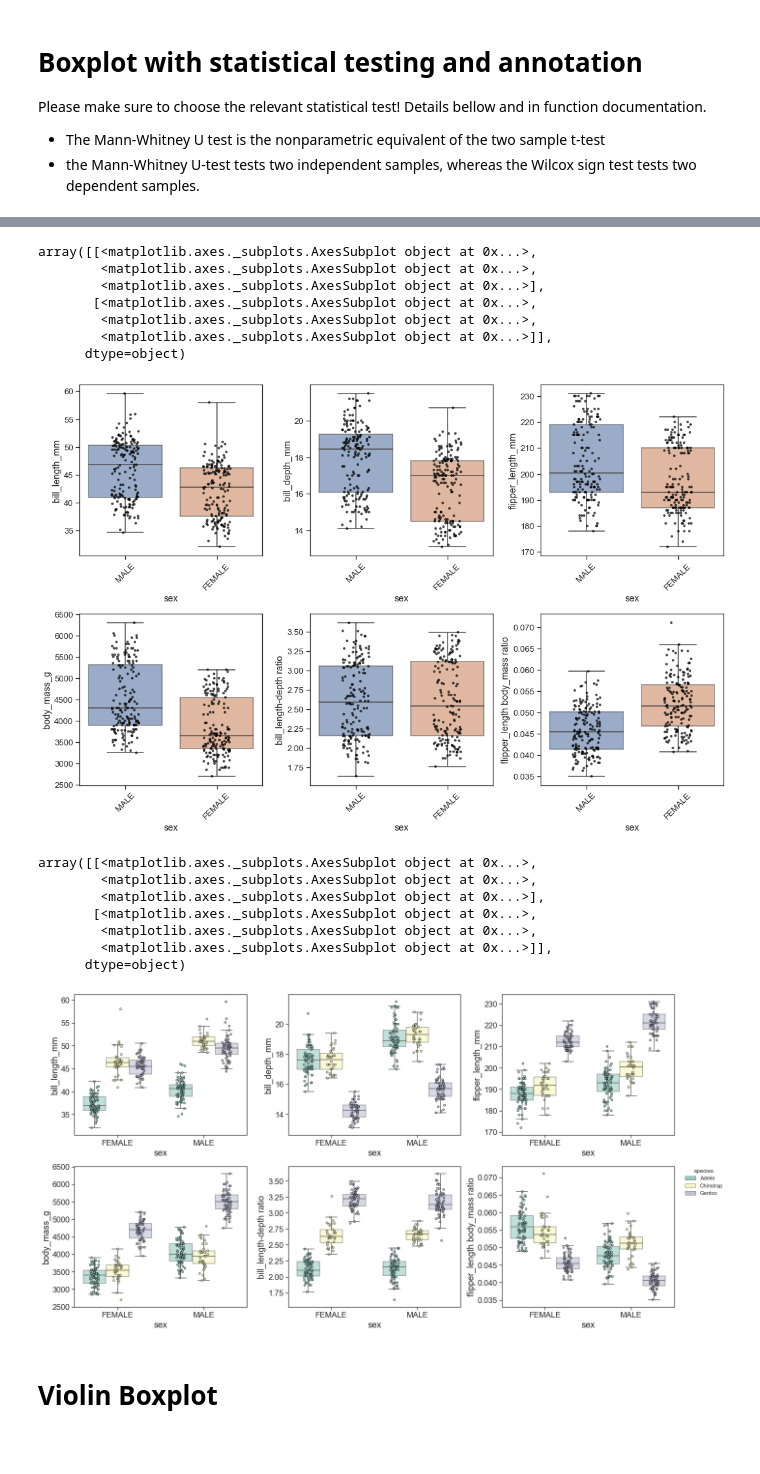
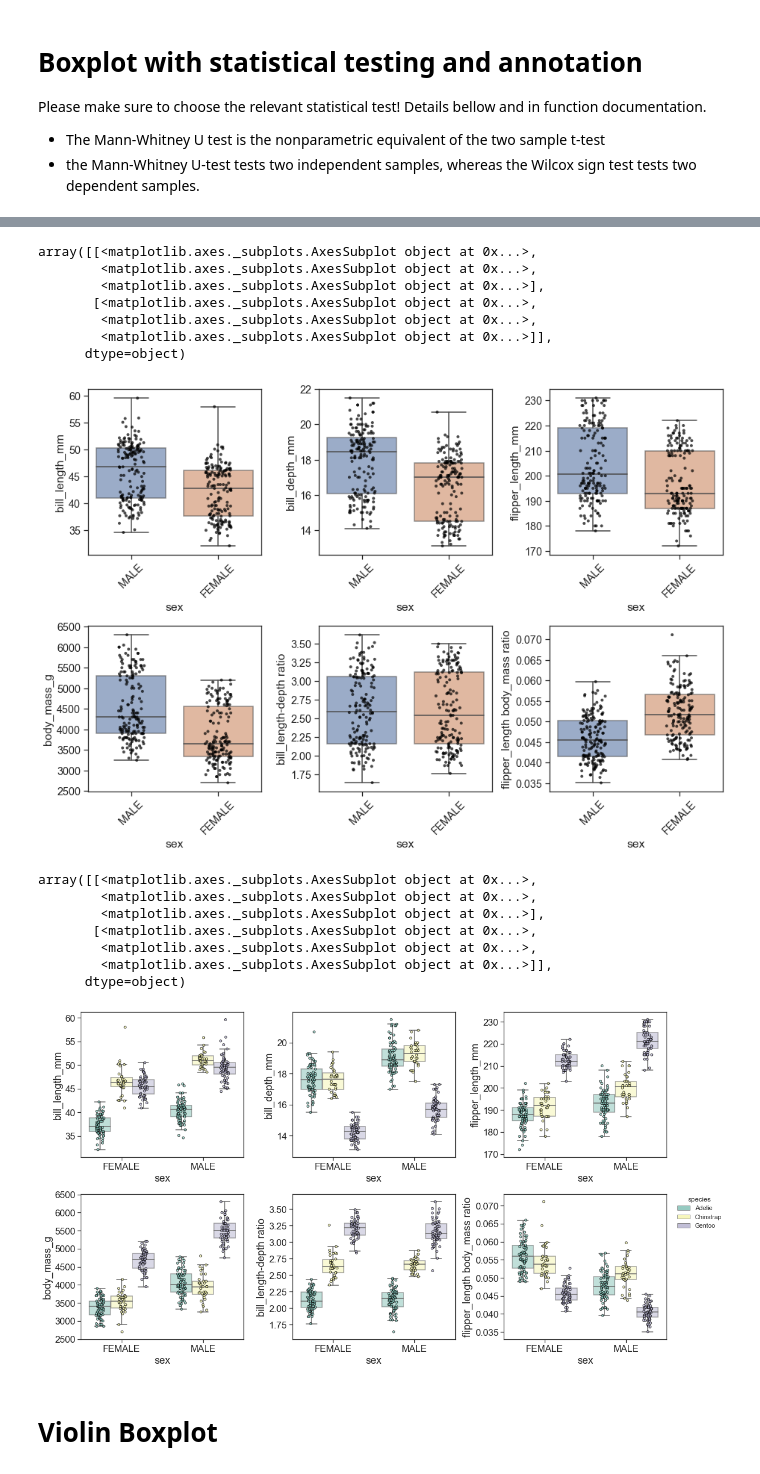
Before and after one commit to liel-cohen/LielTools, a Jupyter notebook: plots_examp.ipynb, the cells around one changed output, grey strips where cells are left out. Saved outputs shown, nothing was run; the diff lists cells and outputs as text; code cells hidden in the pictures; blank space fills up the shorter version.

```diff
--- a/plots_examp.ipynb
+++ b/plots_examp.ipynb
@@ -340,11 +331,11 @@ plot_boxplot_subplots(df, x_col, y_cols, hue_col=None, output_file_path=None, fi
     @param boxplot_kwargs: keyword parameters to be passed to plot_boxplot for each of the subplots.
     @return: matplotlib axes object
 # %%
-PlotTools.plot_boxplot_subplots(peng_df.loc[peng_df['sex'].notna()],
-                                'sex',
-                                ['bill_length_mm', 'bill_depth_mm', 'flipper_length_mm', 'body_mass_g', 'bill_length-depth ratio', 'flipper_length body_mass ratio'],
-                                hue_col=None, output_file_path=None, fig_rows=2, fig_cols=3, figsize=(15, 10),
-                                title='', title_fontsize=18, title_y=1.03, font_scale=1.2)
+PlotTools.plot_boxplot_subplots(peng_df.loc[peng_df['sex'].notna()], x_col='sex',
+                                y_cols=['bill_length_mm', 'bill_depth_mm', 'flipper_length_mm', 'body_mass_g', 'bill_length-depth ratio', 'flipper_length body_mass ratio'],
+                                hue_col=None, fig_rows=2, fig_cols=3, figsize=(13, 9),
+                                title='', title_fontsize=18, title_y=1.03, font_scale=1.3,
+                                output_file_path=None)
 # %% [output]
 array([[<matplotlib.axes._subplots.AxesSubplot object at 0x...>,
         <matplotlib.axes._subplots.AxesSubplot object at 0x...>,
@@ -353,23 +344,25 @@ array([[<matplotlib.axes._subplots.AxesSubplot object at 0x...>,
         <matplotlib.axes._subplots.AxesSubplot object at 0x...>,
         <matplotlib.axes._subplots.AxesSubplot object at 0x...>]],
       dtype=object)
-[figure, old version]
+[figure, new version]
 # %%
 PlotTools.plot_boxplot_subplots(peng_df.loc[peng_df['sex'].notna()],
                                 'sex',
                                 ['bill_length_mm', 'bill_depth_mm', 'flipper_length_mm', 'body_mass_g', 'bill_length-depth ratio', 'flipper_length body_mass ratio'],
-                                hue_col='species', output_file_path=None, fig_rows=2, fig_cols=3, figsize=(20, 10),
-                                title='', title_fontsize=18, title_y=1.03, font_scale=1.5,
-                                palette='Set3', order=['FEMALE', 'MALE'], linewidth=1, xRotation=0) # plot_boxplot function keyword parameters
+                                hue_col='species', fig_rows=2, fig_cols=3, figsize=(17, 9),
+                                order=['FEMALE', 'MALE'],
+                                font_scale=1.5, palette='Set3',
+                                linewidth=1, xRotation=0,
+                                output_file_path=None)
 # %% [output]
 array([[<matplotlib.axes._subplots.AxesSubplot object at 0x...>,
         <matplotlib.axes._subplots.AxesSubplot object at 0x...>,
         <matplotlib.axes._subplots.AxesSubplot object at 0x...>],
        [<matplotlib.axes._subplots.AxesSubplot object at 0x...>,
         <matplotlib.axes._subplots.AxesSubplot object at 0x...>,
         <matplotlib.axes._subplots.AxesSubplot object at 0x...>]],
       dtype=object)
-[figure, old version]
+[figure, new version]
 # %% [markdown]
 # Violin Boxplot
 # %%
```
Also changed, not shown: parts of 19 cells of this notebook, 7 other files.
